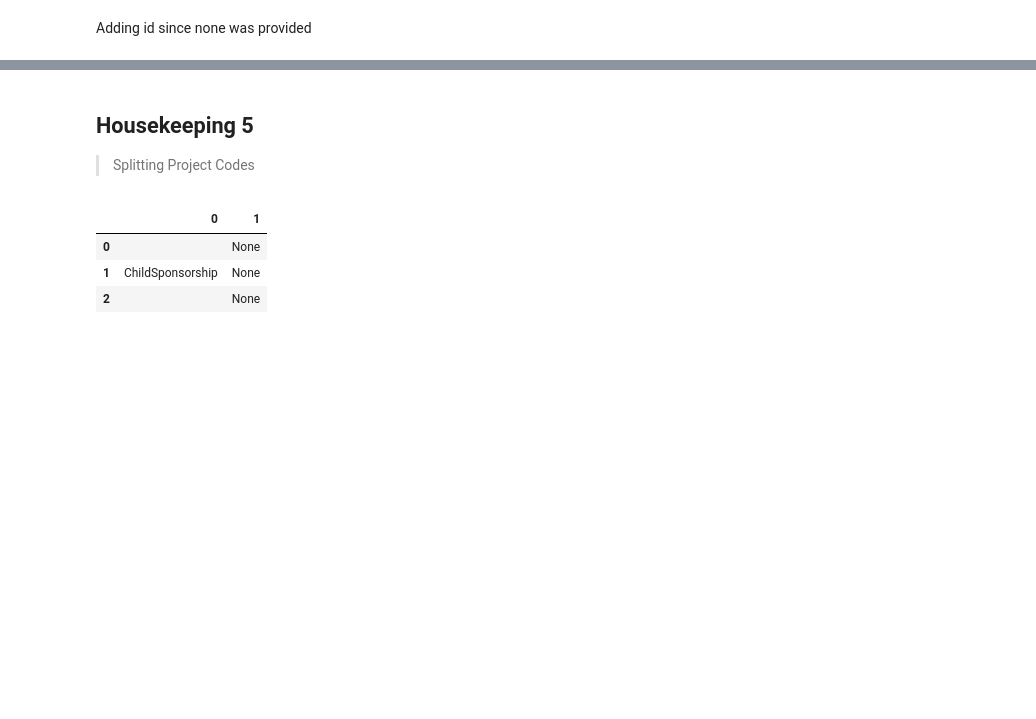
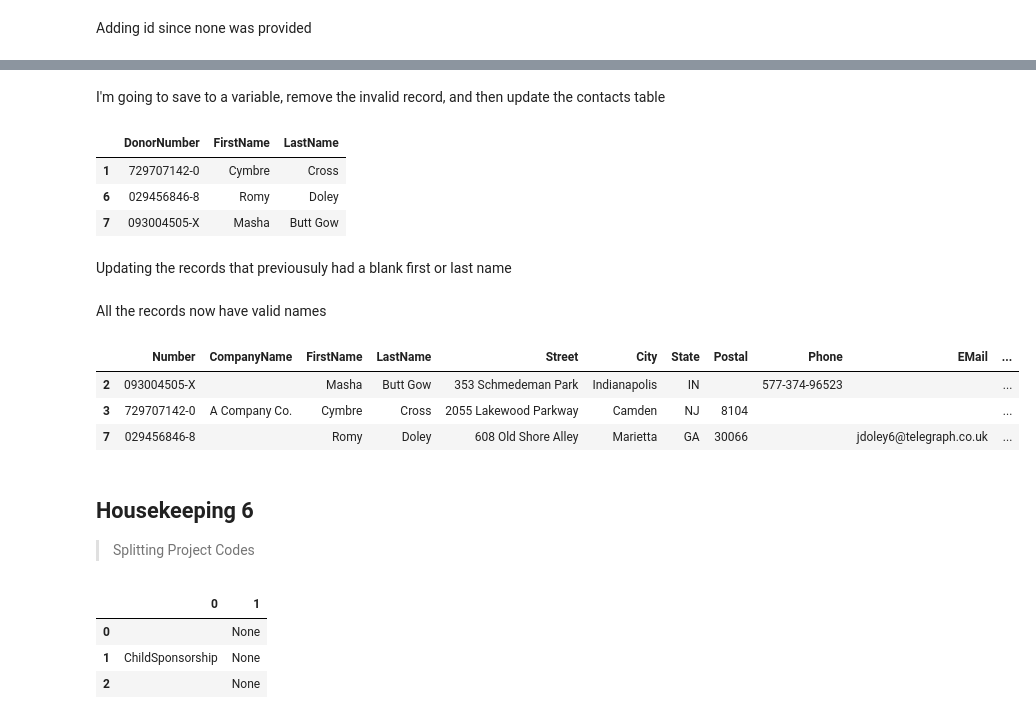
Before and after one commit to LearnThinkCreate/virtuous_interview, a Jupyter notebook: 00_Setup.ipynb, the cells around one changed output, grey strips where cells are left out. Drawn from its saved outputs; the diff is of its cells as text; code cells hidden in the pictures; blank space fills up the shorter version.

```diff
--- a/00_Setup.ipynb
+++ b/00_Setup.ipynb
@@ -244,0 +269,2 @@ contacts.fillna('', inplace=True)
+# %%
+blank_name_numbers= contacts.loc[blank_name_records, 'Number']
@@ -245,5 +273,31 @@ contacts.fillna('', inplace=True)
+# %%
+gift_name_records = gifts.loc[gifts.DonorNumber.isin(blank_name_numbers), ['DonorNumber', 'FirstName', 'LastName']].drop_duplicates()
+# %% [markdown]
+I'm going to save to a variable, remove the invalid record, and then update the contacts table
+# %%
+gift_name_records = gift_name_records.loc[((gift_name_records.FirstName != '') & (gift_name_records.LastName != '')), :]
+gift_name_records
+# %% [output]
+|  | DonorNumber | FirstName | LastName |
+| 1 | 729707142-0 | Cymbre | Cross |
+| 6 | 029456846-8 | Romy | Doley |
+| 7 | 093004505-X | Masha | Butt Gow |
+# %% [markdown]
+Updating the records that previousuly had a blank first or last name
+# %%
+for _, row in gift_name_records.iterrows():
+    contacts.loc[contacts['Number'] == row['DonorNumber'], ['FirstName', 'LastName']] = [row['FirstName'], row['LastName']]
+# %% [markdown]
+All the records now have valid names
+# %%
+contacts.loc[blank_name_records, :]
+# %% [output]
+|  | Number | CompanyName | FirstName | LastName | Street | City | State | Postal | Phone | EMail | ... |
+| 2 | 093004505-X |  | Masha | Butt Gow | 353 Schmedeman Park | Indianapolis | IN |  | 577-374-96523 |  | ... |
+| 3 | 729707142-0 | A Company Co. | Cymbre | Cross | 2055 Lakewood Parkway | Camden | NJ | 8104 |  |  | ... |
+| 7 | 029456846-8 |  | Romy | Doley | 608 Old Shore Alley | Marietta | GA | 30066 |  | jdoley6@telegraph.co.uk | ... |
 # %% [markdown]
-## Housekeeping 5
+## Housekeeping 6
 > Splitting Project Codes
 # %%
 #| export
```
Also changed, not shown: parts of 11 cells of this notebook, 1 other file.
